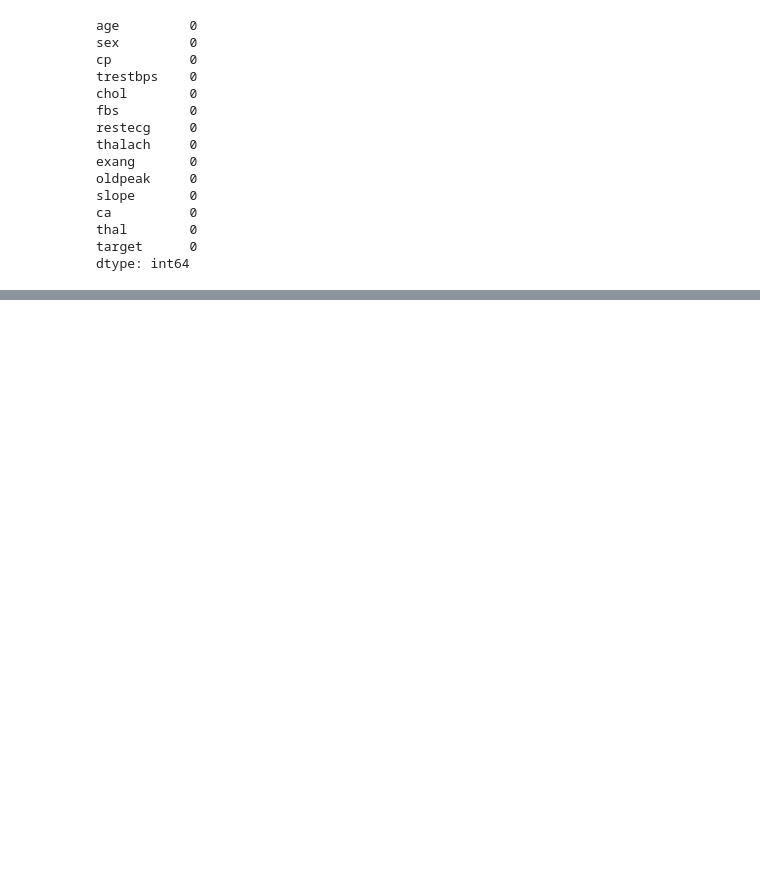
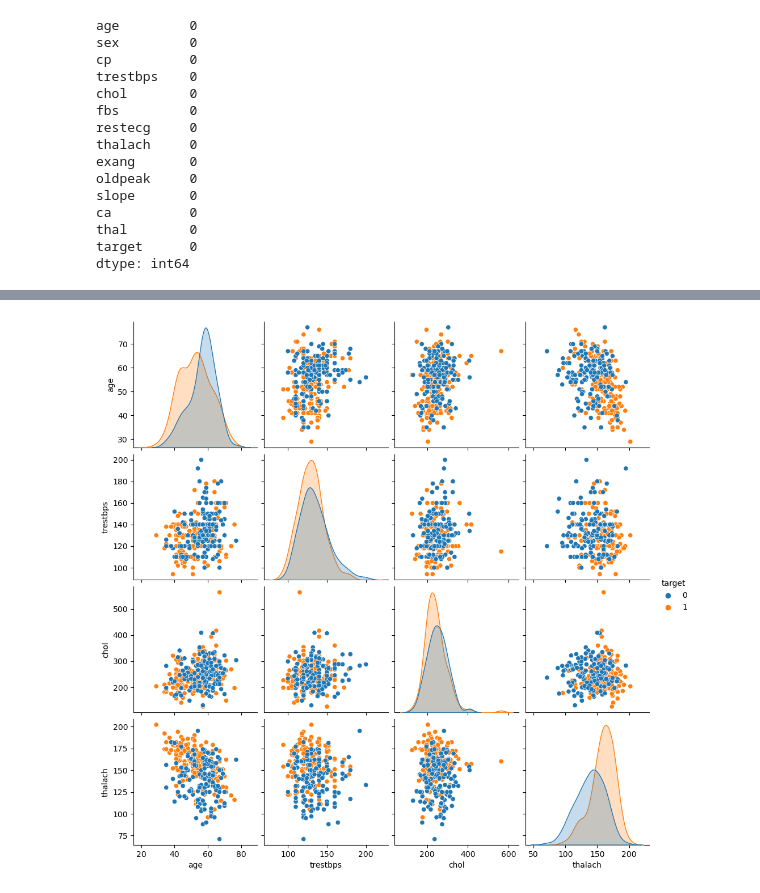
Before and after one commit to rooneyrulz/heart-disease-binary-classifier, a Jupyter notebook: notebook/Project.ipynb, the cells around one changed output, grey strips where cells are left out. Saved outputs shown, nothing was run; the diff lists cells and outputs as text; code cells hidden in the pictures; blank space fills up the shorter version.

```diff
--- a/notebook/Project.ipynb
+++ b/notebook/Project.ipynb
@@ -103,0 +136,7 @@ dtype: int64
+# %%
+sns.pairplot(df[['age', 'trestbps', 'chol', 'thalach', 'target']], hue='target', diag_kind='kde')
+
+# Save figs
+plt.savefig('../assets/visualization/pairplot.png', dpi=300)
+# %% [output]
+[figure, added]
```
Also changed, not shown: parts of 10 cells of this notebook, 9 other files.
